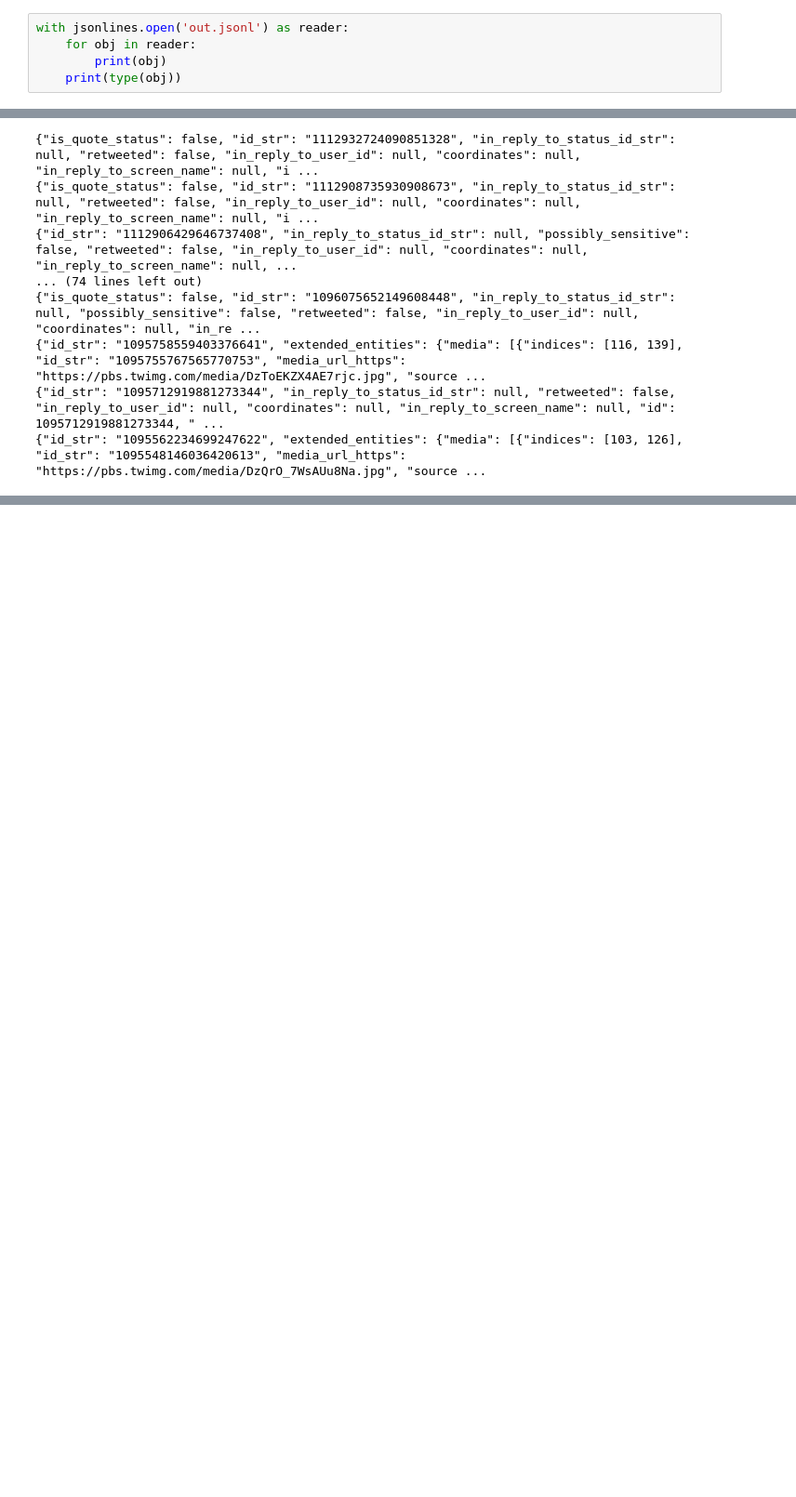
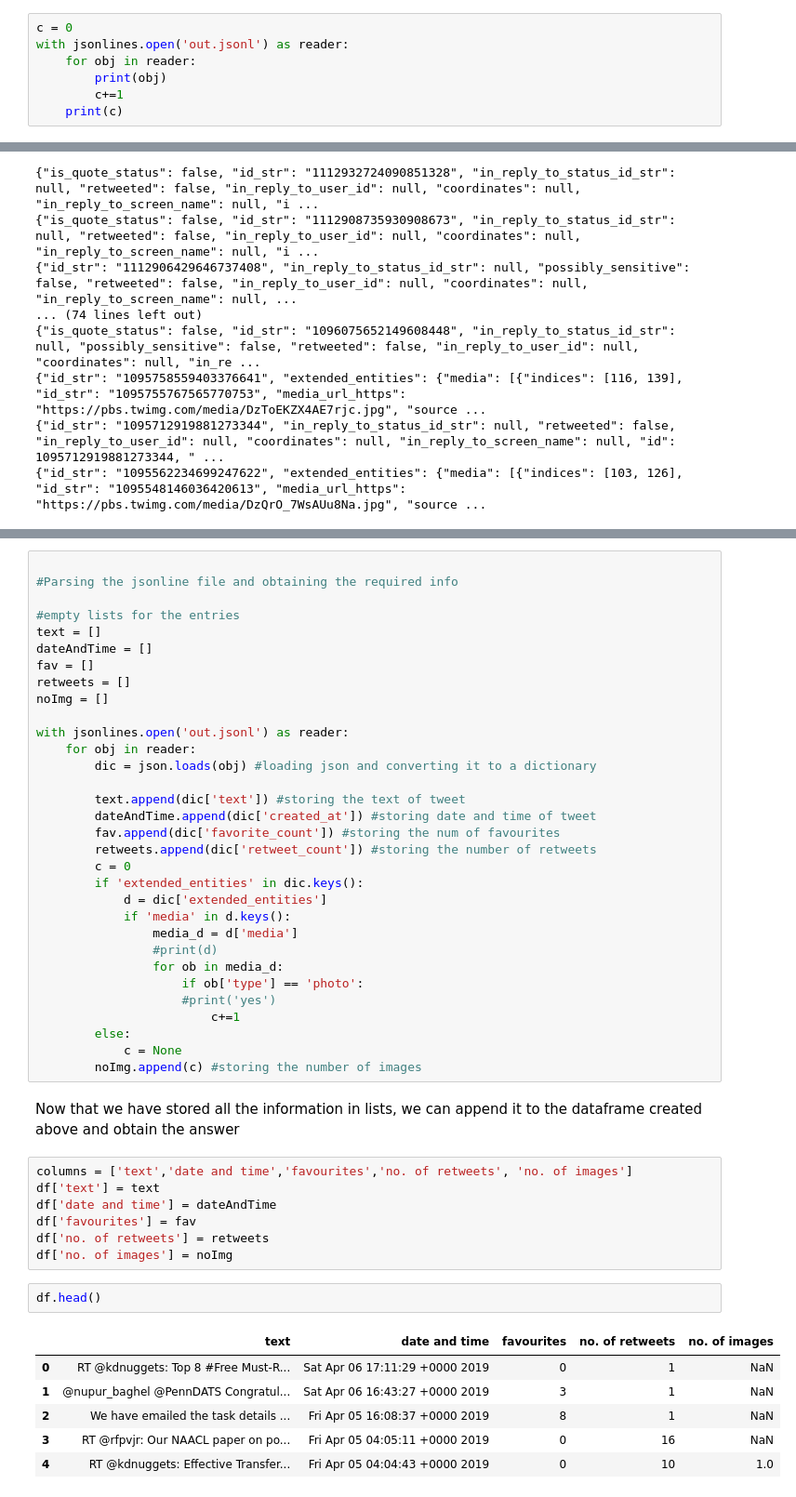
Before and after one commit to vibhusehra/Midas-IIITD, a Jupyter notebook: python_problem/twitter.ipynb, the cells around one changed output, grey strips where cells are left out. Shown at 93% size. Drawn from its saved outputs; the diff is of its cells as text; blank space fills up the shorter version.

Commit message:
final python_problem answer

```diff
--- a/python_problem/twitter.ipynb
+++ b/python_problem/twitter.ipynb
@@ -77,10 +75,12 @@ The… https://t.co/CC34zfYQJF
 Two @midasIIITD interns, @Leomi7 and Sahil Chopra, are attending EMNLP 2018 to present our papers. Best wishes to t… https://t.co/CMXKRFmPJn
 200
 # %%
+c = 0
 with jsonlines.open('out.jsonl') as reader:
     for obj in reader:
         print(obj)
-    print(type(obj))
+        c+=1
+    print(c)
 # %% [output]
 {"id_str": "1114576370414292992", "in_reply_to_status_id_str": null, "possibly_sensitive": false, "retweeted": false, "in_reply_to_user_id": null, "coordinates": null, "in_reply_to_screen_name": null, ...
 {"is_quote_status": false, "id_str": "1114569315636928512", "in_reply_to_status_id_str": "1114434198360604672", "possibly_sensitive": false, "retweeted": false, "in_reply_to_user_id": 9583455079647969 ...
@@ -105,0 +181,50 @@ with jsonlines.open('out.jsonl', mode='w') as writer:
+# %%
+
+#Parsing the jsonline file and obtaining the required info
+
+#empty lists for the entries
+text = []
+dateAndTime = []
+fav = []
+retweets = []
+noImg = []
+
+with jsonlines.open('out.jsonl') as reader:
+    for obj in reader:
+        dic = json.loads(obj) #loading json and converting it to a dictionary
+
+        text.append(dic['text']) #storing the text of tweet
+        dateAndTime.append(dic['created_at']) #storing date and time of tweet
+        fav.append(dic['favorite_count']) #storing the num of favourites
+        retweets.append(dic['retweet_count']) #storing the number of retweets
+        c = 0
+        if 'extended_entities' in dic.keys():
+            d = dic['extended_entities']
+            if 'media' in d.keys():
+                media_d = d['media']
+                #print(d)
+                for ob in media_d:
+                    if ob['type'] == 'photo':
+                    #print('yes')
+                        c+=1
+        else:
+            c = None
+        noImg.append(c) #storing the number of images
+# %% [markdown]
+Now that we have stored all the information in lists, we can append it to the dataframe created above and obtain the answer
+# %%
+columns = ['text','date and time','favourites','no. of retweets', 'no. of images']
+df['text'] = text
+df['date and time'] = dateAndTime
+df['favourites'] = fav
+df['no. of retweets'] = retweets
+df['no. of images'] = noImg
+# %%
+df.head()
+# %% [output]
+|  | text | date and time | favourites | no. of retweets | no. of images |
+| 0 | RT @kdnuggets: Top 8 #Free Must-R... | Sat Apr 06 17:11:29 +0000 2019 | 0 | 1 | NaN |
+| 1 | @nupur_baghel @PennDATS Congratul... | Sat Apr 06 16:43:27 +0000 2019 | 3 | 1 | NaN |
+| 2 | We have emailed the task details ... | Fri Apr 05 16:08:37 +0000 2019 | 8 | 1 | NaN |
+| 3 | RT @rfpvjr: Our NAACL paper on po... | Fri Apr 05 04:05:11 +0000 2019 | 0 | 16 | NaN |
+| 4 | RT @kdnuggets: Effective Transfer... | Fri Apr 05 04:04:43 +0000 2019 | 0 | 10 | 1.0 |
```
Also changed, not shown: parts of 8 cells of this notebook.
